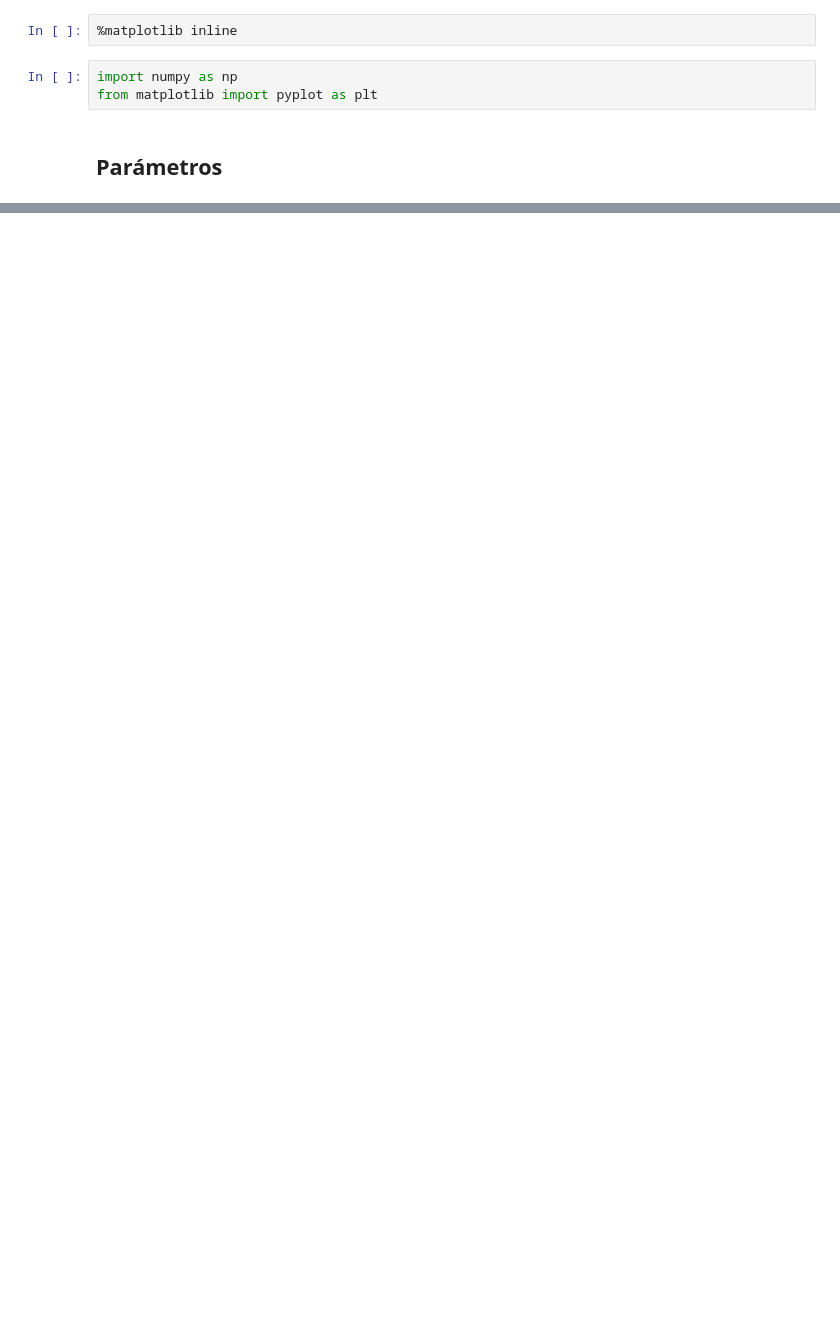
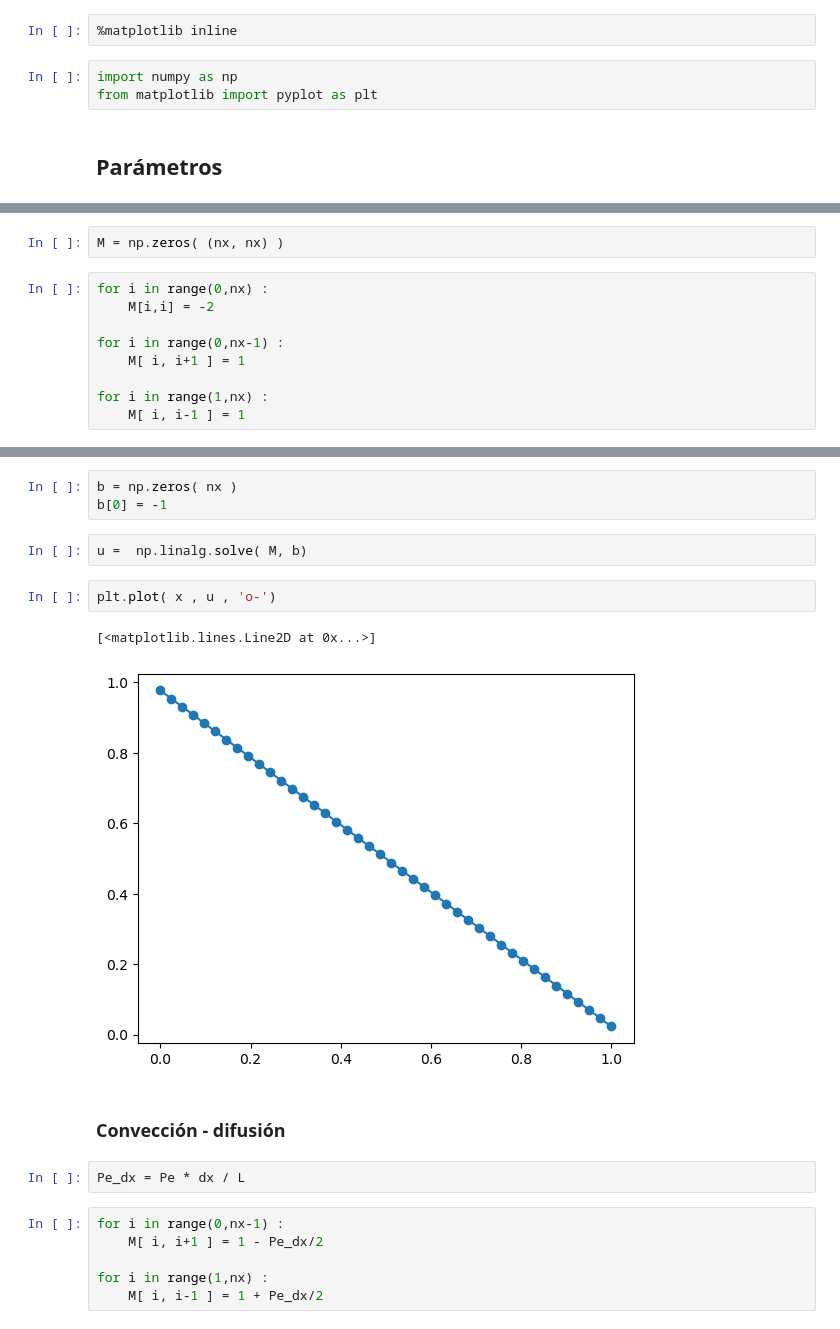
Before and after one commit to ddcampayo/ddcampayo.github.io, a Jupyter notebook: Curso_CFD_OS_2025/notebooks/conveccion-difusion-1d-estacionario.ipynb, the cells around one changed output, grey strips where cells are left out. Drawn from its saved outputs; the diff is of its cells as text; blank space fills up the shorter version.

```diff
--- a/Curso_CFD_OS_2025/notebooks/conveccion-difusion-1d-estacionario.ipynb
+++ b/Curso_CFD_OS_2025/notebooks/conveccion-difusion-1d-estacionario.ipynb
@@ -94,0 +31,11 @@ plt.plot(x , uf , 'o', x , sol , 'r')
+# %%
+M = np.zeros( (nx, nx) )
+# %%
+for i in range(0,nx) :
+    M[i,i] = -2
+
+for i in range(0,nx-1) :
+    M[ i, i+1 ] = 1
+
+for i in range(1,nx) :
+    M[ i, i-1 ] = 1
@@ -94,0 +61,20 @@ plt.plot(x , uf , 'o', x , sol , 'r')
+# %%
+b = np.zeros( nx )
+b[0] = -1
+# %%
+u =  np.linalg.solve( M, b)
+# %%
+plt.plot( x , u , 'o-')
+# %% [output]
+[<matplotlib.lines.Line2D at 0x...>]
+[figure, added]
+# %% [markdown]
+### Convección - difusión
+# %%
+Pe_dx = Pe * dx / L
+# %%
+for i in range(0,nx-1) :
+    M[ i, i+1 ] = 1 - Pe_dx/2
+
+for i in range(1,nx) :
+    M[ i, i-1 ] = 1 + Pe_dx/2
```
Also changed, not shown: parts of 33 cells of this notebook, 2 other files.
